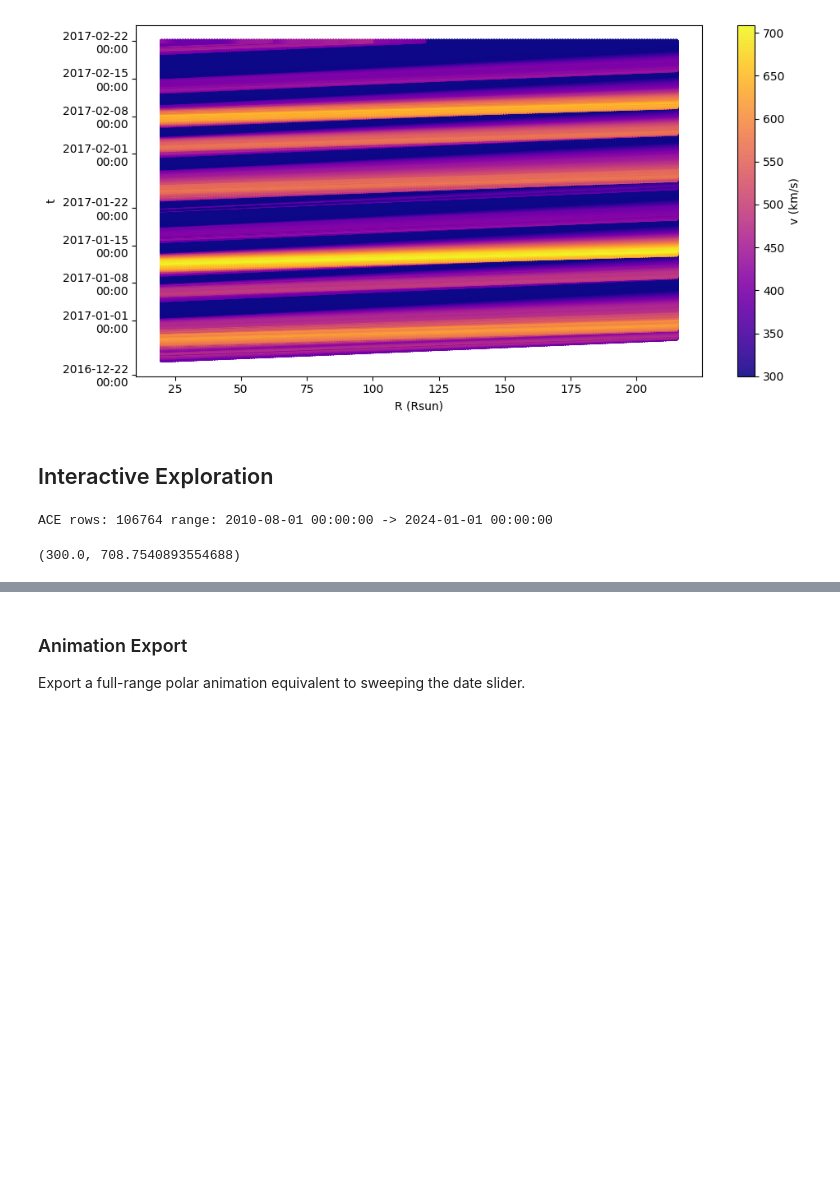
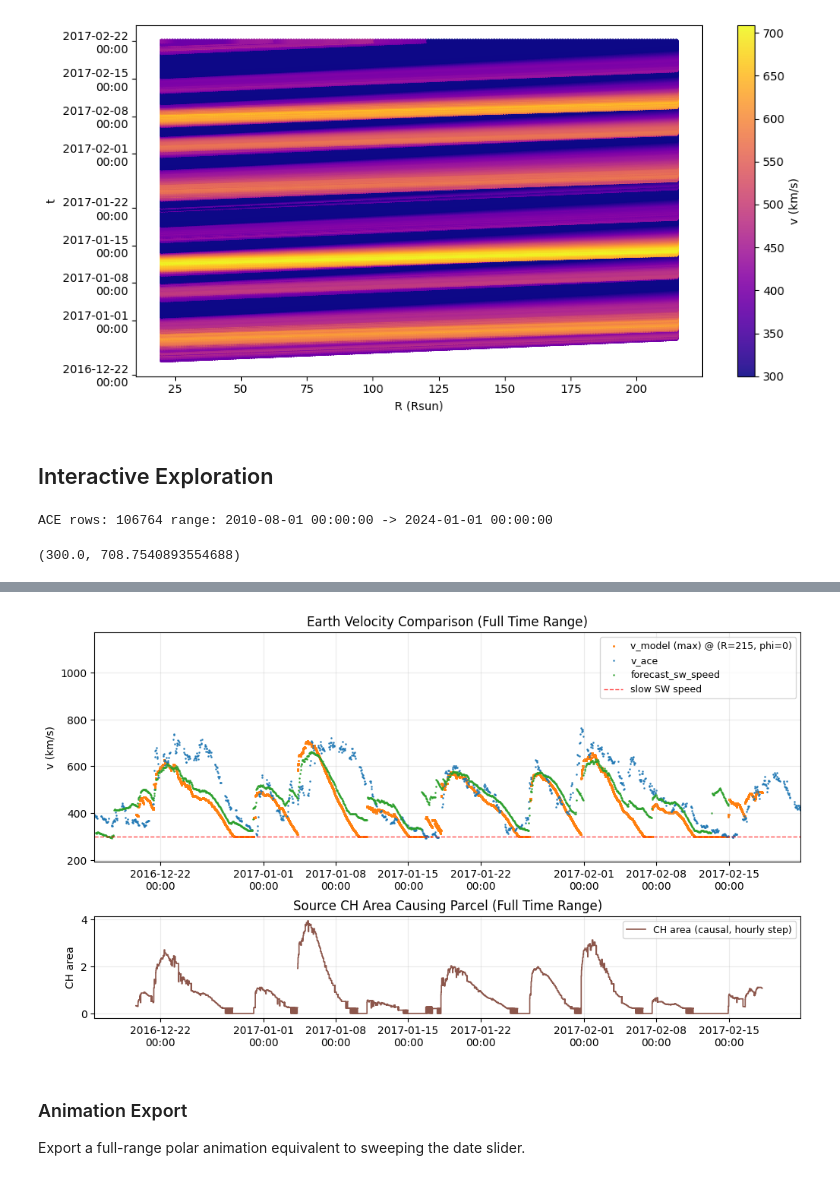
Before and after one commit to oscu0/helio-n, a Jupyter notebook: SW.ipynb, the cells around one changed output, grey strips where cells are left out. Saved outputs shown, nothing was run; the diff lists cells and outputs as text; code cells hidden in the pictures; blank space fills up the shorter version.

```diff
--- a/SW.ipynb
+++ b/SW.ipynb
@@ -1147,12 +1299,23 @@ df_ace_earth = df_ace_earth[["v_ace"]].sort_index()
 
 df_forecast_earth = pd.DataFrame(index=pd.to_datetime(df_sdo_sw_test["dt"]))
 if "forecast_sw_speed" in df_sdo_sw_test.columns:
-    df_forecast_earth["forecast_sw_speed"] = pd.to_numeric(df_sdo_sw_test["forecast_sw_speed"], errors="coerce").to_numpy()
+    df_forecast_earth["forecast_sw_speed"] = pd.to_numeric(
+        df_sdo_sw_test["forecast_sw_speed"], errors="coerce"
+    ).to_numpy()
 elif "sw_speed_1" in df_sdo_sw_test.columns:
-    df_forecast_earth["forecast_sw_speed"] = pd.to_numeric(df_sdo_sw_test["sw_speed_1"], errors="coerce").to_numpy()
+    df_forecast_earth["forecast_sw_speed"] = pd.to_numeric(
+        df_sdo_sw_test["sw_speed_1"], errors="coerce"
+    ).to_numpy()
 df_forecast_earth = df_forecast_earth.sort_index()
 
-print("ACE rows:", len(df_ace_earth), "range:", df_ace_earth.index.min(), "->", df_ace_earth.index.max())
+print(
+    "ACE rows:",
+    len(df_ace_earth),
+    "range:",
+    df_ace_earth.index.min(),
+    "->",
+    df_ace_earth.index.max(),
+)
 vmin, vmax
 # %% [output]
 ACE rows: 106764 range: 2010-08-01 00:00:00 -> 2024-01-01 00:00:00
@@ -1331,46 +1574,101 @@ model_full = pd.Series(
 
 ch_area_causal_full = None
 if "df_ch_area_hourly" in globals() and "ch_relative_area" in df_ch_area_hourly.columns:
-    ch_area_causal_full = ch_area_causal_from_model_speed(model_full, df_ch_area_hourly["ch_relative_area"], r_target=215.0)
+    ch_area_causal_full = ch_area_causal_from_model_speed(
+        model_full, df_ch_area_hourly["ch_relative_area"], r_target=215.0
+    )
 elif "df_ch_area" in globals() and "ch_relative_area" in df_ch_area.columns:
-    ch_area_causal_full = ch_area_causal_from_model_speed(model_full, df_ch_area["ch_relative_area"], r_target=215.0)
+    ch_area_causal_full = ch_area_causal_from_model_speed(
+        model_full, df_ch_area["ch_relative_area"], r_target=215.0
+    )
 
 fig = plt.figure(figsize=(12.0, 6.6))
 gs = fig.add_gridspec(2, 1, height_ratios=[2.25, 1.0], hspace=0.33)
 ax = fig.add_subplot(gs[0])
 ax_area = fig.add_subplot(gs[1], sharex=ax)
 
-ax.scatter(model_full.index, model_full.values, color="tab:orange", linewidth=1.3, label=f"v_model ({full_range_post_mode}) @ (R=215, phi=0)", s=0.7)
-ax.scatter(df_ace_earth.index, df_ace_earth["v_ace"].values, color="tab:blue", linewidth=1.0, alpha=0.9, label="v_ace", s=0.7)
-if "df_forecast_earth" in globals() and "forecast_sw_speed" in df_forecast_earth.columns:
-    ax.scatter(df_forecast_earth.index, df_forecast_earth["forecast_sw_speed"].values, color="tab:green", linewidth=1.0, alpha=0.9, label="forecast_sw_speed", s=0.7)
+ax.scatter(
+    model_full.index,
+    model_full.values,
+    color="tab:orange",
+    linewidth=1.3,
+    label=f"v_model ({full_range_post_mode}) @ (R=215, phi=0)",
+    s=0.7,
+)
+ax.scatter(
+    df_ace_earth.index,
+    df_ace_earth["v_ace"].values,
+    color="tab:blue",
+    linewidth=1.0,
+    alpha=0.9,
+    label="v_ace",
+    s=0.7,
+)
+if (
+    "df_forecast_earth" in globals()
+    and "forecast_sw_speed" in df_forecast_earth.columns
+):
+    ax.scatter(
+        df_forecast_earth.index,
+        df_forecast_earth["forecast_sw_speed"].values,
+        color="tab:green",
+        linewidth=1.0,
+        alpha=0.9,
+        label="forecast_sw_speed",
+        s=0.7,
+    )
 ax.set_xlim(time_axis.min(), time_axis.max())
 ax.set_ylabel("v (km/s)")
 ax.set_title("Earth Velocity Comparison (Full Time Range)")
 ax.grid(alpha=0.25)
 ax.xaxis.set_major_locator(mdates.AutoDateLocator())
 ax.xaxis.set_major_formatter(mdates.DateFormatter("%Y-%m-%d\n%H:%M"))
-ax.hlines(slow_sw_speed, color="red", linestyle="--", linewidth=1.0, alpha=0.7, label="slow SW speed", xmin=time_axis.min(), xmax=time_axis.max())
+ax.hlines(
+    slow_sw_speed,
+    color="red",
+    linestyle="--",
+    linewidth=1.0,
+    alpha=0.7,
+    label="slow SW speed",
+    xmin=time_axis.min(),
+    xmax=time_axis.max(),
+)
 ax.legend(loc="upper right", fontsize=9)
 
 plotted_ch = False
 if ch_area_causal_full is not None:
     y_ch = ch_area_causal_full.to_numpy(dtype=float)
     if np.any(np.isfinite(y_ch)):
-        ax_area.step(ch_area_causal_full.index, y_ch, where="post", color="tab:brown", linewidth=1.2, label="CH area (causal, hourly step)")
+        ax_area.step(
+            ch_area_causal_full.index,
+            y_ch,
+            where="post",
+            color="tab:brown",
+            linewidth=1.2,
+            label="CH area (causal, hourly step)",
+        )
         plotted_ch = True
 ax_area.set_ylabel("CH area")
 ax_area.set_title("Source CH Area Causing Parcel (Full Time Range)")
 ax_area.grid(alpha=0.25)
 ax_area.xaxis.set_major_locator(mdates.AutoDateLocator())
 ax_area.xaxis.set_major_formatter(mdates.DateFormatter("%Y-%m-%d\n%H:%M"))
 if plotted_ch:
     ax_area.legend(loc="upper right", fontsize=9)
 else:
-    ax_area.text(0.01, 0.92, "No causal CH-area data", transform=ax_area.transAxes, fontsize=8, color="dimgray")
+    ax_area.text(
+        0.01,
+        0.92,
+        "No causal CH-area data",
+        transform=ax_area.transAxes,
+        fontsize=8,
+        color="dimgray",
+    )
 
 plt.tight_layout()
 plt.show()
+# %% [output]
+[figure, added]
 # %% [markdown]
 ### Animation Export
 
```
Also changed, not shown: parts of 15 cells of this notebook.
